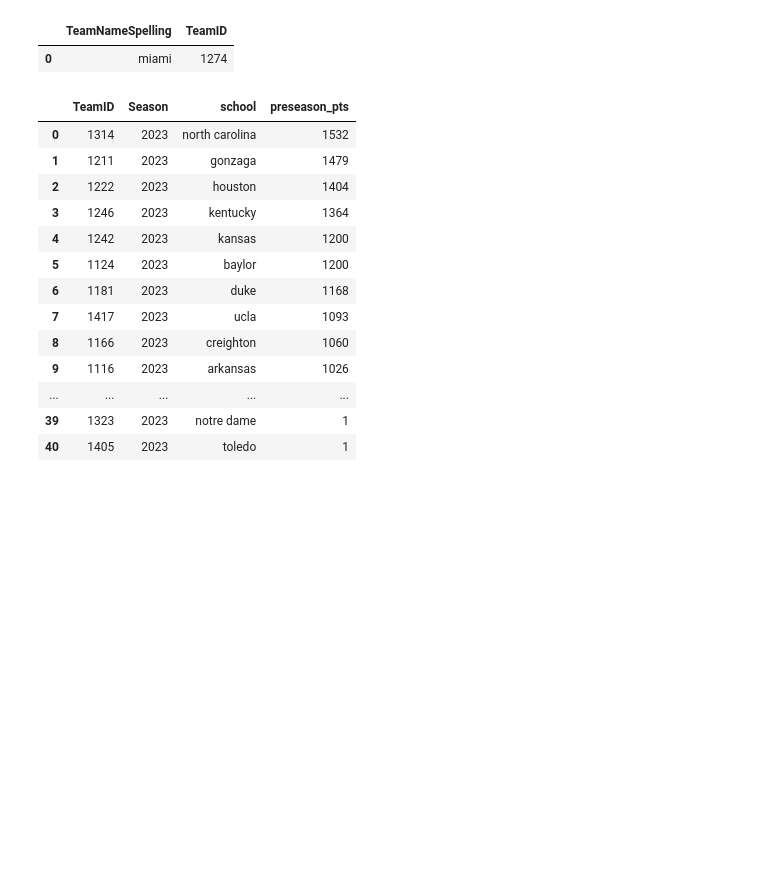
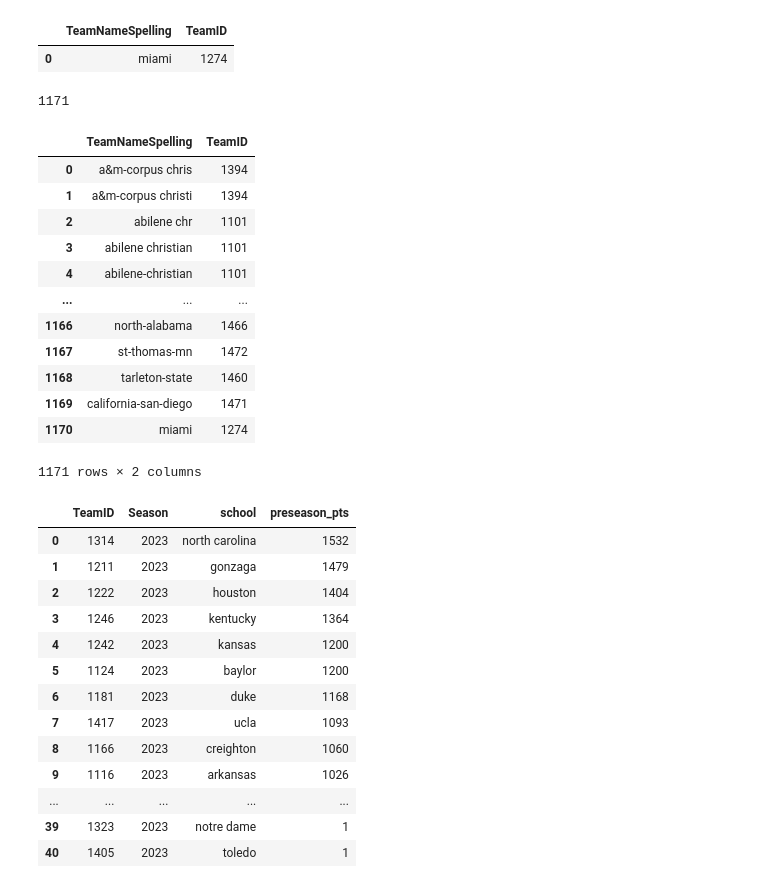
Before and after one commit to dylanfarrell/march-madness-bracket-prediction, a Jupyter notebook: preseason_top_25_scrape.ipynb, the cells around one changed output. Saved outputs shown, nothing was run; the diff lists cells and outputs as text; code cells hidden in the pictures; blank space fills up the shorter version.

```diff
--- a/preseason_top_25_scrape.ipynb
+++ b/preseason_top_25_scrape.ipynb
@@ -27,3 +69,27 @@ full_spellings.to_csv(f'{KAGGLE_DIR}/MTeamSpellings.csv', index=False)
+# %%
+len(full_spellings)
+# %% [output]
+1171
+# %%
+def get_table(table_name: str) -> pd.DataFrame:
+    table = pd.read_csv(f'{GENERATED_DIR}/{table_name}.csv', encoding='unicode_escape')
+    return table
+# %%
+get_table("team_spellings_full")
+# %% [output]
+|  | TeamNameSpelling | TeamID |
+| 0 | a&m-corpus chris | 1394 |
+| 1 | a&m-corpus christi | 1394 |
+| 2 | abilene chr | 1101 |
+| 3 | abilene christian | 1101 |
+| 4 | abilene-christian | 1101 |
+| ... | ... | ... |
+| 1166 | north-alabama | 1466 |
+| 1167 | st-thomas-mn | 1472 |
+| 1168 | tarleton-state | 1460 |
+| 1169 | california-san-diego | 1471 |
+| 1170 | miami | 1274 |
+1171 rows × 2 columns
 # %%
 link = 'https://www.espn.com/mens-college-basketball/rankings/_/week/1/year/'+str(CURRENT_YR)+'/seasontype/2'
 # %%
```
Also changed, not shown: parts of 9 cells of this notebook.
